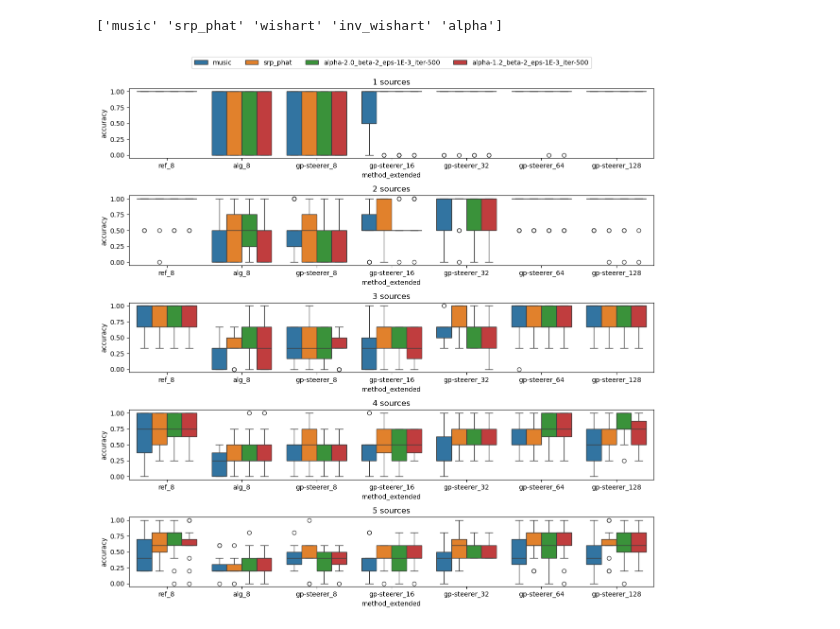
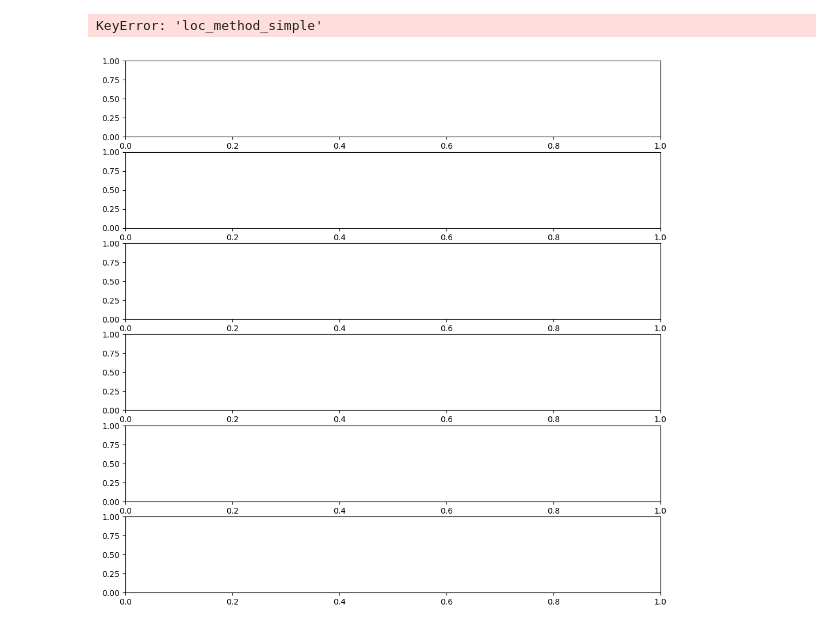
Before and after one commit to Chutlhu/shamans, a Jupyter notebook: analysize_results_exp3.ipynb, the cells around one changed output. Saved outputs shown, nothing was run; the diff lists cells and outputs as text; code cells hidden in the pictures.

Commit message:
modify experiments analysis

```diff
--- a/analysize_results_exp3.ipynb
+++ b/analysize_results_exp3.ipynb
@@ -13,3 +12,15 @@ exp_df = pd.read_csv('results/experiment_results_exp-3.csv')
+# %%
+# merge all the csv fo the experiments 1 for different runs
+def merge_csvs_and_get_dataframe(exp_id, path_to_results):
+    all_filenames = [i for i in path_to_results.glob(f'*_exp-{exp_id}_run-*.csv')]
+    combined_csv = pd.concat([pd.read_csv(f) for f in all_filenames])
+    combined_csv.to_csv(path_to_results / f"experiment_results_exp-{exp_id}_all_runs.csv", index=False, encoding='utf-8-sig')
+    return combined_csv
+# %%
+# load data
+exp_id = 3
+path_to_results = Path('results/')
+exp_df = merge_csvs_and_get_dataframe(exp_id, path_to_results)
 # %%
 # compute accuracy and recall for each doas estimated by each method within a threshold of 10 degrees
 
@@ -94,39 +105,39 @@ sv_methods = np.unique(df_merge['sv_method'])
 
 fig, axarr = plt.subplots(n_max_sources, 1, figsize=(12, 12))
 
-df_merge['loc_method_simple'] = df_merge['loc_method'].apply(lambda x: x.split('-')[0])
+# df_merge['loc_method_simple'] = df_merge['loc_method'].apply(lambda x: x.split('-')[0])
 
 print(df_merge['loc_method_simple'].unique())
 
 for i, n_sources in enumerate(range(n_max_sources)):
     # for j, loc_method in enumerate(loc_methods):
 
         df_ = df_merge[
                 (df_merge['seed'] == 13)
             & (df_merge['threshold'] == 10)
             & (df_merge['n_sources'] == n_sources+1)
             & (df_merge['record_id'] == 's0')
             & (df_merge['duration'] == 0.5)
-            & (df_merge['loc_method_simple'].isin(['srp_phat', 'music', 'alpha']))
+            # & (df_merge['loc_method_simple'].isin(['srp_phat', 'music', 'alpha']))
         ]
 
         df_ = df_.assign(method_extended=df_['sv_method'] + '_' + df_['nObs'].astype(str))
 
-        sns.boxplot(
+        sns.barplot(
             data=df_,
             x='method_extended',
             y='accuracy',
             hue='loc_method',
             # y='mean_error',
             ax=axarr[i],
         )
         # place legend above plot
         if i == 0:
             axarr[i].legend(loc='upper center', bbox_to_anchor=(0.5, 1.5), ncol=4)
         else:
             axarr[i].get_legend().remove()
         axarr[i].set_title(f'{n_sources+1} sources')
 plt.tight_layout()
 # %% [output]
-['music' 'srp_phat' 'wishart' 'inv_wishart' 'alpha']
+KeyError: 'loc_method_simple'
-[figure, old version]
+[figure, new version]
```
Also changed, not shown: parts of 5 cells of this notebook, 2 other files.
